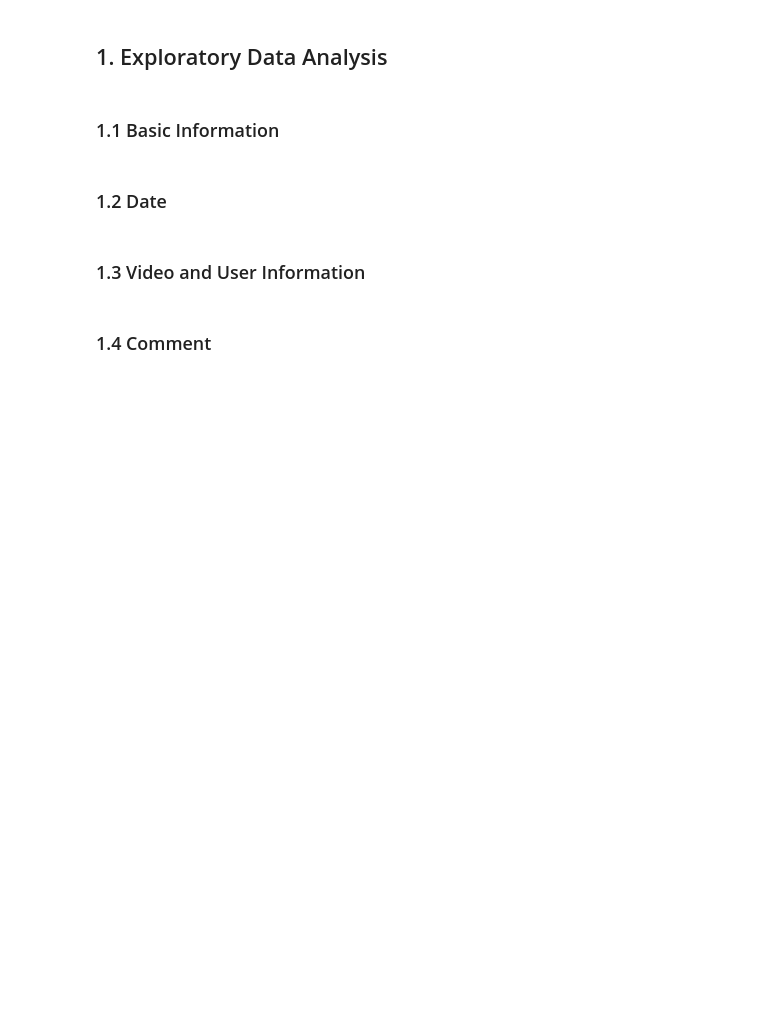
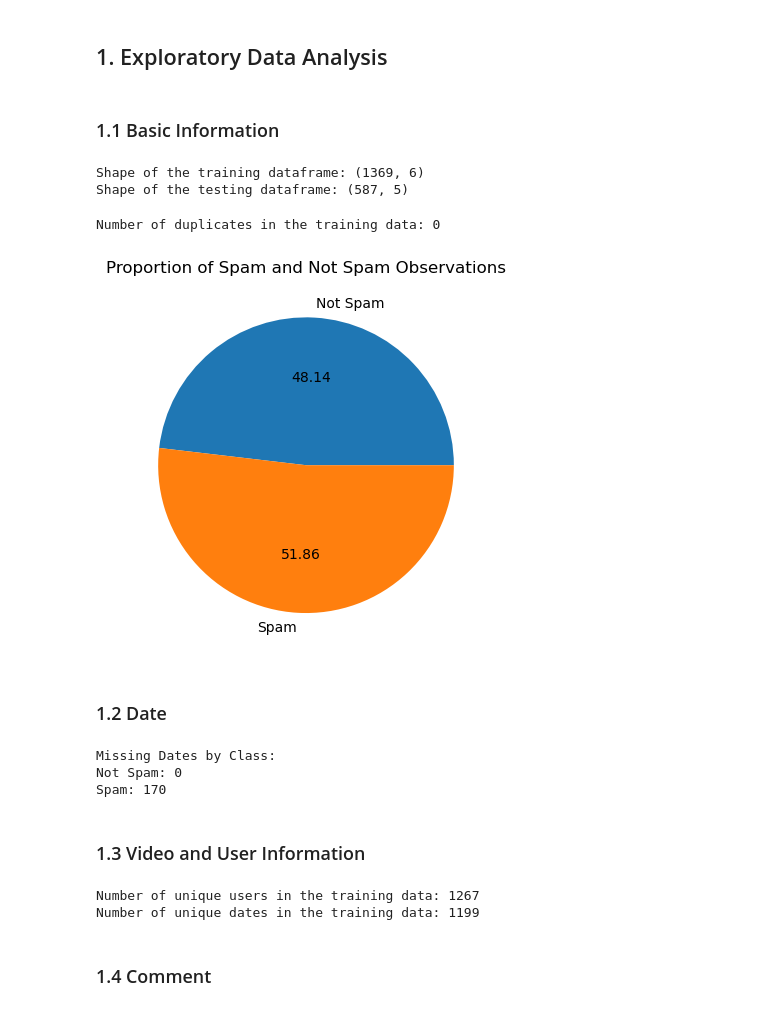
Before and after one commit to wogus00/spam-classification, a Jupyter notebook: submission_notebook.ipynb, the cells around one changed output. Drawn from its saved outputs; the diff is of its cells as text; code cells hidden in the pictures; blank space fills up the shorter version.

```diff
--- a/submission_notebook.ipynb
+++ b/submission_notebook.ipynb
@@ -65,9 +72,49 @@ test_df = pd.read_csv('raw-dataset/test.csv')
 ## 1. Exploratory Data Analysis
 # %% [markdown]
 ### 1.1 Basic Information
+# %%
+print(f"Shape of the training dataframe: {train_df.shape}")
+print(f"Shape of the testing dataframe: {test_df.shape}")
+# %% [output]
+Shape of the training dataframe: (1369, 6)
+Shape of the testing dataframe: (587, 5)
+# %%
+print(f"Number of duplicates in the training data: {train_df.duplicated().sum()}")
+# %% [output]
+Number of duplicates in the training data: 0
+# %%
+#PIE PLOT Visualizing how many observations of each class training data has
+# Calculate counts for each class
+spam_count = train_df[train_df['CLASS'] == 1].shape[0]
+not_spam_count = train_df[train_df['CLASS'] == 0].shape[0]
+
+# Plot with correct labels
+plt.pie([not_spam_count, spam_count], labels=['Not Spam', 'Spam'], autopct="%0.2f")
+plt.title('Proportion of Spam and Not Spam Observations')
+plt.show()
+# %% [output]
+[figure, added]
 # %% [markdown]
 ### 1.2 Date
+# %%
+# Check to see how observations with NA date are distributed
+missing_dates_by_class = train_df.groupby('CLASS')['DATE'].apply(lambda x: x.isna().sum())
+print("Missing Dates by Class:")
+print(f"Not Spam: {missing_dates_by_class[0]}")
+print(f"Spam: {missing_dates_by_class[1]}")
+# %% [output]
+Missing Dates by Class:
+Not Spam: 0
+Spam: 170
 # %% [markdown]
 ### 1.3 Video and User Information
+# %%
+unique_users = train_df['AUTHOR'].nunique()
+print(f"Number of unique users in the training data: {unique_users}")
+unique_dates = train_df['DATE'].nunique()
+print(f"Number of unique dates in the training data: {unique_dates}")
+# %% [output]
+Number of unique users in the training data: 1267
+Number of unique dates in the training data: 1199
 # %% [markdown]
 ### 1.4 Comment
```
Also changed, not shown: parts of 29 cells of this notebook.
